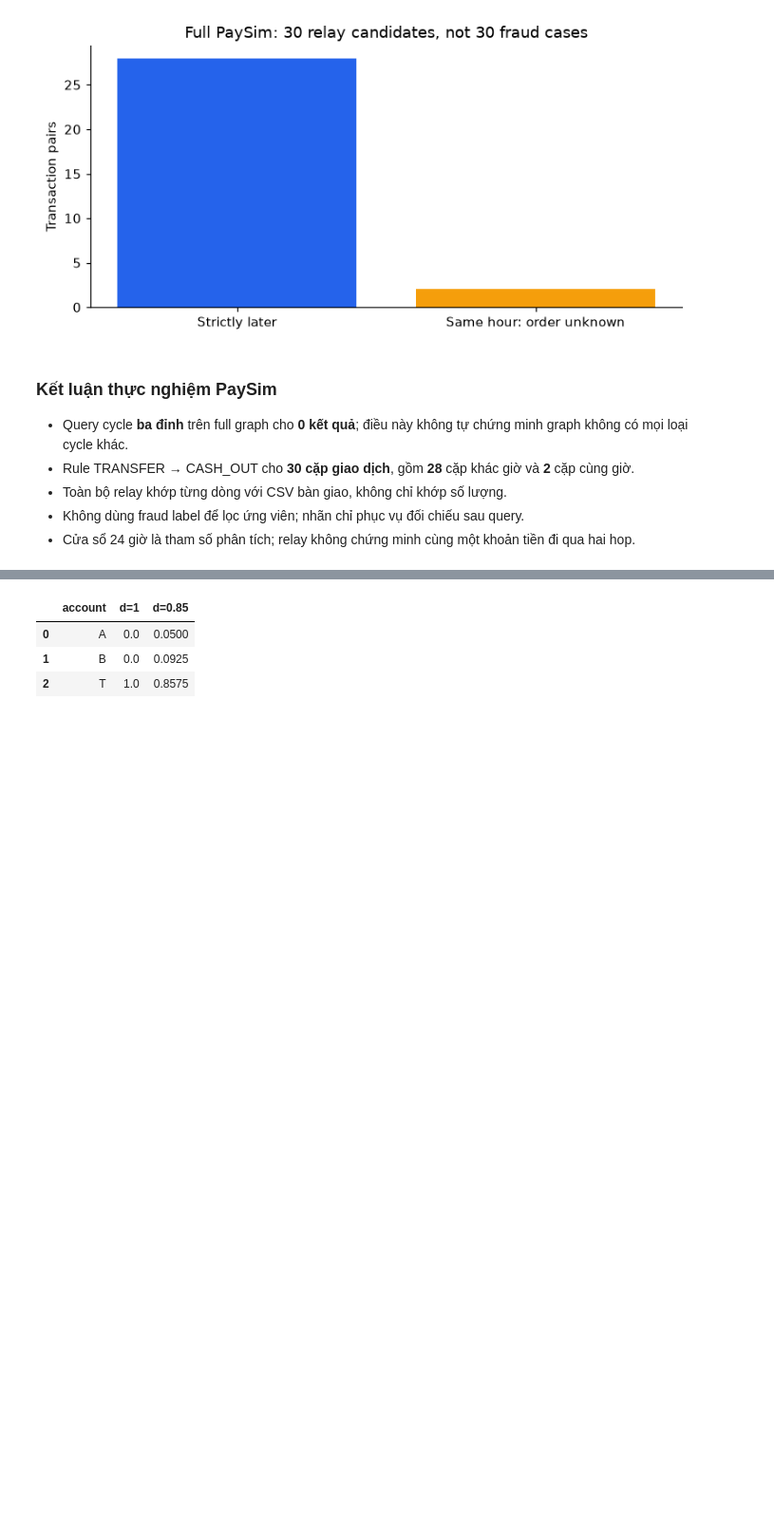
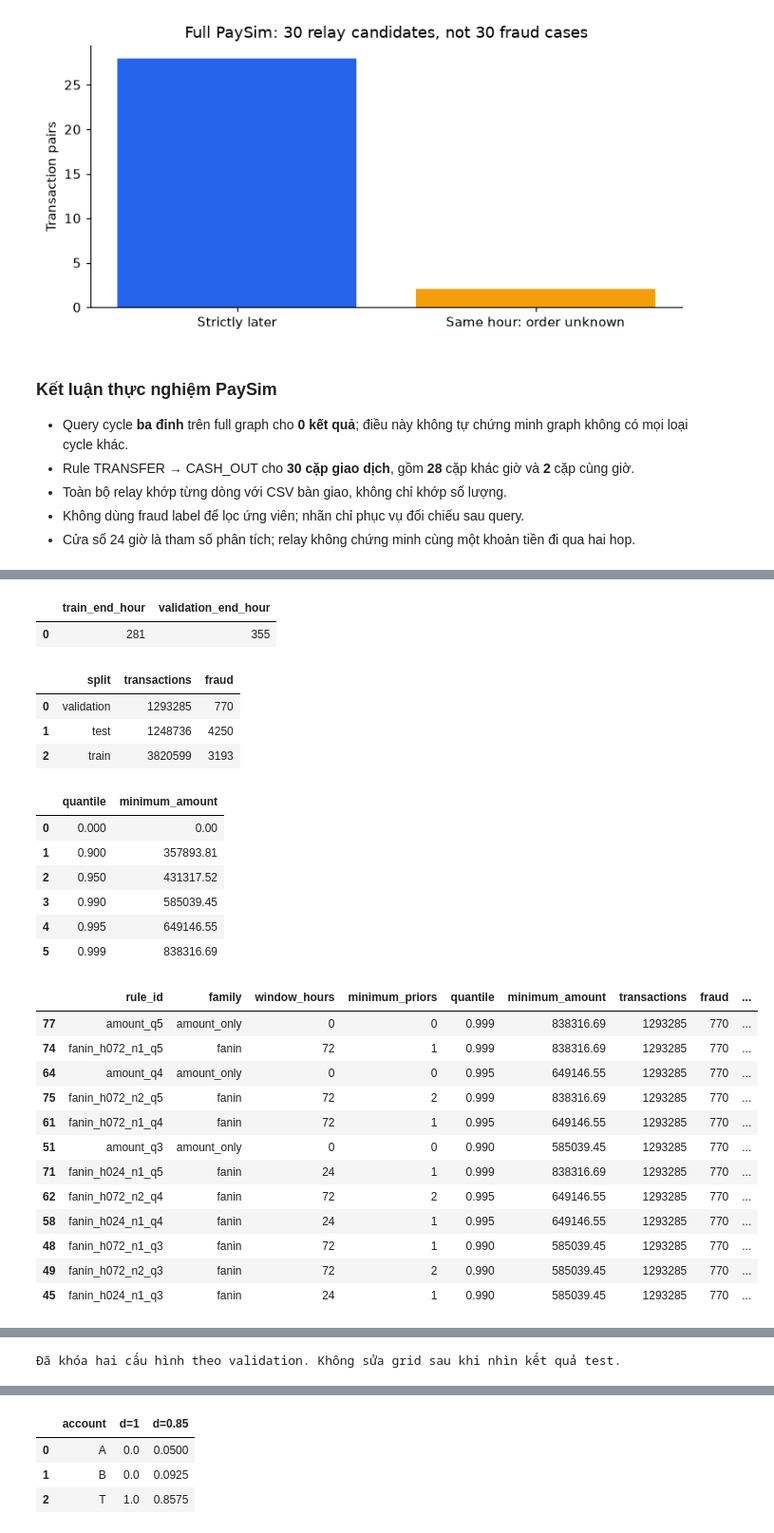
Before and after one commit to harvey105/graphguard-amls-detection, a Jupyter notebook: notebooks/03_khanh_PaySIM_motif.ipynb, the cells around one changed output, grey strips where cells are left out. Shown at 95% size. Drawn from its saved outputs; the diff is of its cells as text; code cells hidden in the pictures; blank space fills up the shorter version.

```diff
--- a/notebooks/03_khanh_PaySIM_motif.ipynb
+++ b/notebooks/03_khanh_PaySIM_motif.ipynb
@@ -425,0 +693,51 @@ spark.catalog.clearCache()
+# %%
+# Tách feature và nhãn ngay tại đầu pipeline. Các phép window không nhận nhãn.
+pay_indexed = index_transactions(pay_loaded.edges)
+pay_features = pay_indexed.drop('isFraud')
+pay_cutoffs = temporal_cutoffs(pay_features)
+pay_features = pay_features.withColumn('split',split_expression(pay_cutoffs))
+pay_truth = pay_indexed.withColumn('split',split_expression(pay_cutoffs)).select('event_id','split','isFraud')
+display(pd.DataFrame([{'train_end_hour':pay_cutoffs[0],'validation_end_hour':pay_cutoffs[1]}]))
+display(pay_truth.groupBy('split').agg(F.count('*').alias('transactions'),F.sum('isFraud').alias('fraud')).toPandas())
+pay_thresholds = fanin_training_thresholds(pay_features,pay_cutoffs[0])
+display(pd.DataFrame(pay_thresholds))
+# Window SQL tương đương kiểm tra tồn tại motif fan-in, tránh sinh O(degree^2) cặp.
+pay_fan = build_fanin_features(pay_features).localCheckpoint(eager=True)
+for hours in (1,6,24,72):
+    assert pay_fan.where(F.col(f'witness_{hours}').isNotNull() & (
+        (F.col(f'witness_{hours}.src')==F.col('src')) |
+        (F.col(f'witness_{hours}.step')>=F.col('step')) |
+        (F.col('step')-F.col(f'witness_{hours}.step')>hours))).count()==0
+pay_validation_scores = score_fanin_validation(pay_fan,pay_truth,pay_thresholds)
+pay_rule = select_validation_rule(pay_validation_scores.query("family=='fanin'"))
+pay_amount_rule = select_validation_rule(pay_validation_scores.query("family=='amount_only'"))
+display(pay_validation_scores.sort_values(['F1','precision'],ascending=False).head(12))
+display(pd.DataFrame([{'model':'motif fan-in',**pay_rule},{'model':'amount-only',**pay_amount_rule}]))
+print('Đã khóa hai cấu hình theo validation. Không sửa grid sau khi nhìn kết quả test.')
+# %% [output]
+|  | train_end_hour | validation_end_hour |
+| 0 | 281 | 355 |
+|  | split | transactions | fraud |
+| 0 | validation | 1293285 | 770 |
+| 1 | test | 1248736 | 4250 |
+| 2 | train | 3820599 | 3193 |
+|  | quantile | minimum_amount |
+| 0 | 0.000 | 0.00 |
+| 1 | 0.900 | 357893.81 |
+| 2 | 0.950 | 431317.52 |
+| 3 | 0.990 | 585039.45 |
+| 4 | 0.995 | 649146.55 |
+| 5 | 0.999 | 838316.69 |
+|  | rule_id | family | window_hours | minimum_priors | quantile | minimum_amount | transactions | fraud | ... |
+| 77 | amount_q5 | amount_only | 0 | 0 | 0.999 | 838316.69 | 1293285 | 770 | ... |
+| 74 | fanin_h072_n1_q5 | fanin | 72 | 1 | 0.999 | 838316.69 | 1293285 | 770 | ... |
+| 64 | amount_q4 | amount_only | 0 | 0 | 0.995 | 649146.55 | 1293285 | 770 | ... |
+| 75 | fanin_h072_n2_q5 | fanin | 72 | 2 | 0.999 | 838316.69 | 1293285 | 770 | ... |
+| 61 | fanin_h072_n1_q4 | fanin | 72 | 1 | 0.995 | 649146.55 | 1293285 | 770 | ... |
+| 51 | amount_q3 | amount_only | 0 | 0 | 0.990 | 585039.45 | 1293285 | 770 | ... |
+| 71 | fanin_h024_n1_q5 | fanin | 24 | 1 | 0.999 | 838316.69 | 1293285 | 770 | ... |
+| 62 | fanin_h072_n2_q4 | fanin | 72 | 2 | 0.995 | 649146.55 | 1293285 | 770 | ... |
+| 58 | fanin_h024_n1_q4 | fanin | 24 | 1 | 0.995 | 649146.55 | 1293285 | 770 | ... |
+| 48 | fanin_h072_n1_q3 | fanin | 72 | 1 | 0.990 | 585039.45 | 1293285 | 770 | ... |
+| 49 | fanin_h072_n2_q3 | fanin | 72 | 2 | 0.990 | 585039.45 | 1293285 | 770 | ... |
+| 45 | fanin_h024_n1_q3 | fanin | 24 | 1 | 0.990 | 585039.45 | 1293285 | 770 | ... |
@@ -425,0 +747 @@ spark.catalog.clearCache()
+Đã khóa hai cấu hình theo validation. Không sửa grid sau khi nhìn kết quả test.
```
Also changed, not shown: parts of 19 cells of this notebook, 7 other files.
